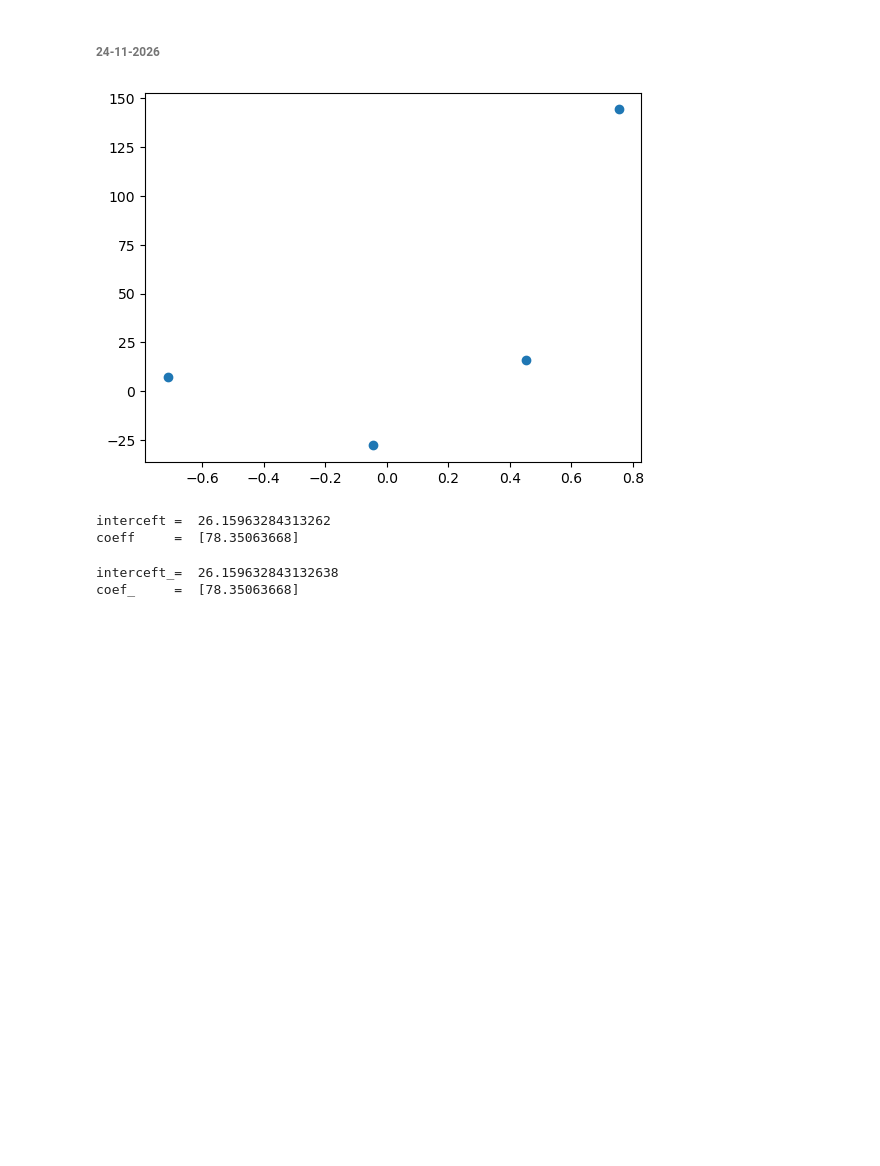
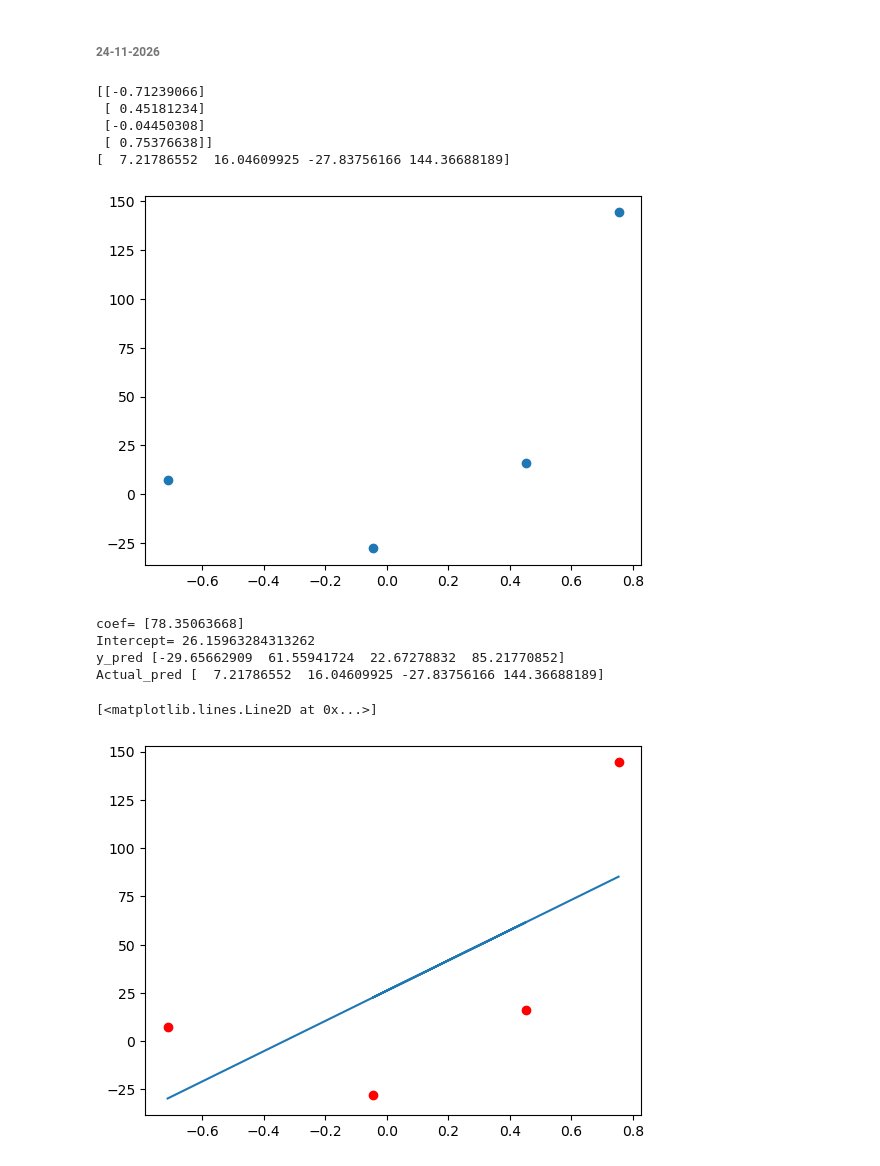
Before and after one commit to anurajrajak005/Machine-Learning-Daily-Practice, a Jupyter notebook: gradient_decentbasic.ipynb, the cells around one changed output. Saved outputs shown, nothing was run; the diff lists cells and outputs as text; code cells hidden in the pictures; blank space fills up the shorter version.

```diff
--- a/gradient_decentbasic.ipynb
+++ b/gradient_decentbasic.ipynb
@@ -159,41 +255,34 @@ from sklearn.linear_model import LinearRegression
 import matplotlib.pyplot as plt
 # %%
 X,y=make_regression(n_samples=4,n_features=1,n_targets=1,noise=80,random_state=13)
-# print(X)
-# print(y)
+print(X)
+print(y)
 plt.scatter(X,y)
 plt.show()
 # %% [output]
+[[-0.71239066]
+ [ 0.45181234]
+ [-0.04450308]
+ [ 0.75376638]]
+[  7.21786552  16.04609925 -27.83756166 144.36688189]
 [figure]
 # %%
-lr=LinearRegression()
-lr.fit(X,y)
-print("interceft = ",lr.intercept_)
-print("coeff     = ",lr.coef_)
+Lr = LinearRegression()
+Lr.fit(X,y)
+
+print("coef=", Lr.coef_)
+print("Intercept=", Lr.intercept_)
+y_pred = Lr.predict(X)
+print("y_pred", y_pred)
+print("Actual_pred", y)
+
+
+plt.scatter(X,y,color="red")
+plt.plot(X,y_pred)
 # %% [output]
-interceft =  26.15963284313262
-coeff     =  [78.35063668]
+coef= [78.35063668]
+Intercept= 26.15963284313262
+y_pred [-29.65662909  61.55941724  22.67278832  85.21770852]
+Actual_pred [  7.21786552  16.04609925 -27.83756166 144.36688189]
+[<matplotlib.lines.Line2D at 0x...>]
+[figure, added]
-# %%
-class mygd:
-    def __init__(self,learningrate=0.01,epochs=100):
-        self.coef_=None
-        self.interceft_=None
-        self.lr=learningrate
-        self.epochs=epochs
-
-    def fit(self,xtrain,ytrain):
-        self.interceft_=0
-        self.coef_=np.ones(xtrain.shape[1])
-        for i in range(self.epochs):
-            y_hat=np.dot(xtrain,self.coef_)+self.interceft_
-            interceft_der=-2*np.mean(ytrain-y_hat)
-            self.interceft_=self.interceft_-(self.lr*interceft_der)
-            coef_der=-2*np.dot((ytrain-y_hat),xtrain)/xtrain.shape[0]
-            self.coef_=self.coef_-(self.lr*coef_der)
-        print("interceft_= ",self.interceft_ )
-        print("coef_     = ",self.coef_)
-gd=mygd(0.1,1500)
-gd.fit(X,y)
-# %% [output]
-interceft_=  26.159632843132638
-coef_     =  [78.35063668]
```
Also changed, not shown: parts of 4 cells of this notebook.
